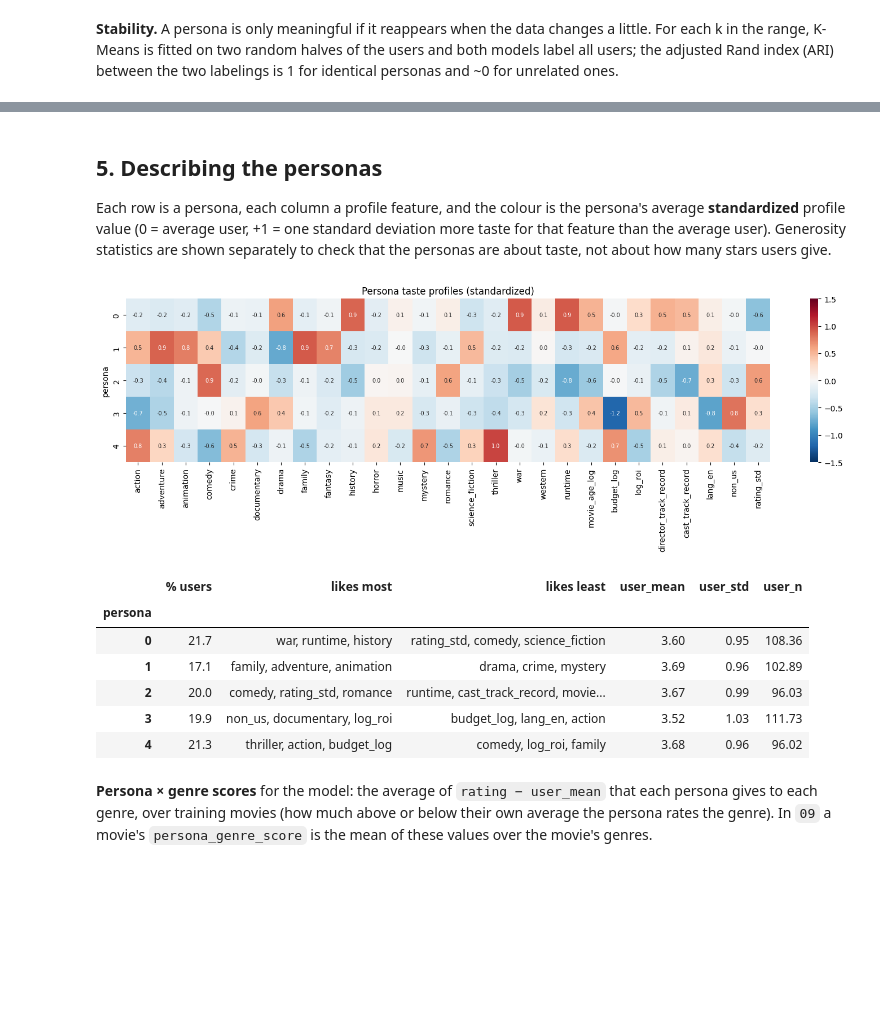
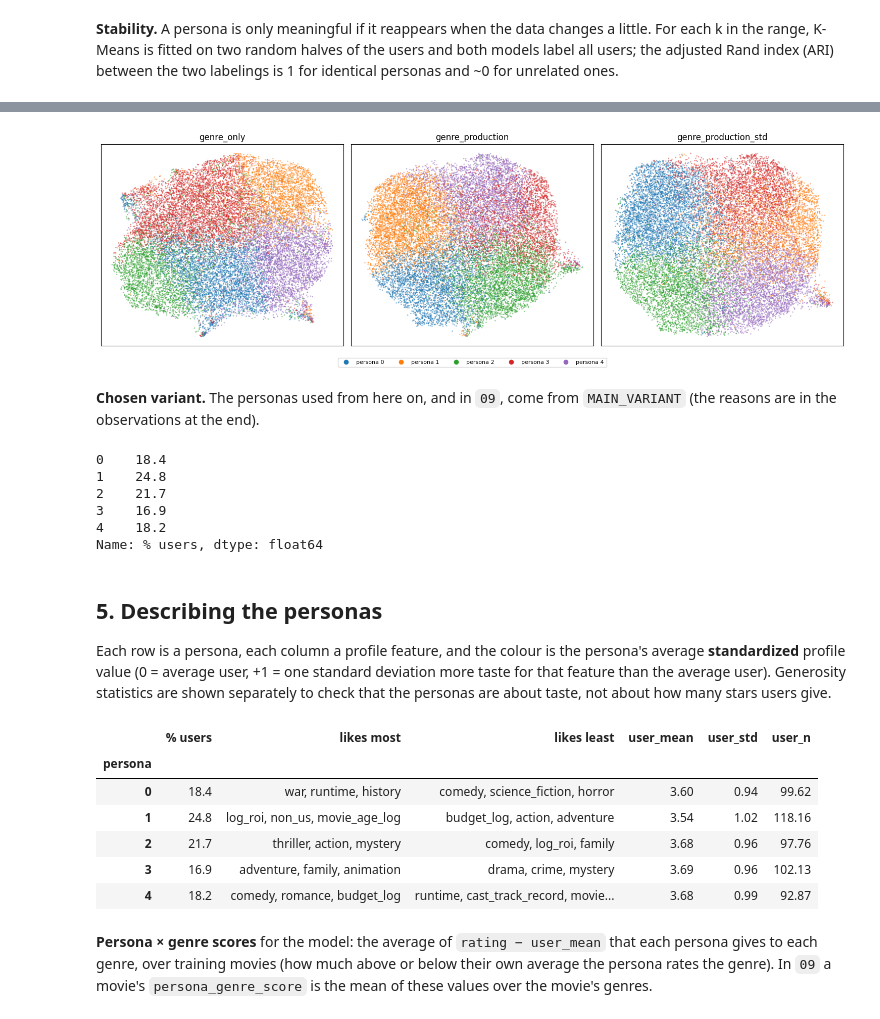
Before and after one commit to ReviBa/applied-DS-project, a Jupyter notebook: notebooks/08_user_clustering.ipynb, the cells around one changed output, grey strips where cells are left out. Saved outputs shown, nothing was run; the diff lists cells and outputs as text; code cells hidden in the pictures; blank space fills up the shorter version.

```diff
--- a/notebooks/08_user_clustering.ipynb
+++ b/notebooks/08_user_clustering.ipynb
@@ -240,12 +230,0 @@ stab.round(3)
-# %%
-BEST_K = 5
-
-fits = {}
-for name in VARIANTS:
-    km = KMeans(n_clusters=BEST_K, n_init=10, random_state=RANDOM_STATE).fit(prep[name]["X"])
-    fits[name] = km
-    print(f"{name}: silhouette {silhouette_score(prep[name]['X'][sil_idx], km.labels_[sil_idx]):.3f}")
-
-labels = fits["with_std"].labels_
-print(f"agreement between the two variants (ARI): {adjusted_rand_score(labels, fits['no_std'].labels_):.3f}")
-pd.Series(labels).value_counts(normalize=True).sort_index().mul(100).round(1).rename("% users")
@@ -261,0 +268,16 @@ Name: % users, dtype: float64
+# %%
+def persona_profile(name, labels):
+    """Mean standardized taste per persona, on all PROFILE_COLS (NaN where the variant has no such column)."""
+    cols = VARIANTS[name]
+    z = pd.DataFrame(prep[name]["X"], index=profiles.index, columns=cols)
+    return z.groupby(labels).mean().reindex(columns=PROFILE_COLS)
+
+
+fig, axes = plt.subplots(len(VARIANTS), 1, figsize=(15, 3.2 * len(VARIANTS)), sharex=True)
+for ax, (name, km) in zip(axes, fits.items()):
+    sns.heatmap(persona_profile(name, km.labels_), cmap="RdBu_r", center=0, vmin=-1.5, vmax=1.5, annot=True, fmt=".1f",
+                annot_kws={"fontsize": 7}, ax=ax, cbar=False, xticklabels=[c.removeprefix("genre_") for c in PROFILE_COLS])
+    ax.set_title(f"{name}  (stability ARI {stab.loc[BEST_K, name]:.2f})")
+    ax.set_ylabel("persona")
+fig.tight_layout()
+plt.show()
@@ -262,36 +315,55 @@ Name: % users, dtype: float64
+# %%
+fig, axes = plt.subplots(1, len(VARIANTS), figsize=(15, 4.8))
+for ax, (name, km) in zip(axes, fits.items()):
+    emb = umap.UMAP(n_neighbors=30, min_dist=0.1, random_state=RANDOM_STATE).fit_transform(prep[name]["X"][sil_idx])
+    ax.scatter(emb[:, 0], emb[:, 1], c=km.labels_[sil_idx], cmap="tab10", vmin=0, vmax=9, s=1, alpha=0.4)
+    ax.set_title(name)
+    ax.set_xticks([])
+    ax.set_yticks([])
+handles = [plt.Line2D([], [], marker="o", ls="", color=plt.cm.tab10(k), label=f"persona {k}") for k in range(BEST_K)]
+fig.legend(handles=handles, loc="lower center", ncol=BEST_K, fontsize=8)
+fig.tight_layout(rect=(0, 0.06, 1, 1))
+plt.show()
+# %% [output]
+[figure, added]
+# %% [markdown]
+**Chosen variant.** The personas used from here on, and in `09`, come from `MAIN_VARIANT` (the reasons are in the observations at the end).
+# %%
+MAIN_VARIANT = "genre_production"
+
+labels = fits[MAIN_VARIANT].labels_
+pd.Series(labels).value_counts(normalize=True).sort_index().mul(100).round(1).rename("% users")
+# %% [output]
+0    18.4
+1    24.8
+2    21.7
+3    16.9
+4    18.2
+Name: % users, dtype: float64
 # %% [markdown]
 ## 5. Describing the personas
 
 Each row is a persona, each column a profile feature, and the colour is the persona's average **standardized** profile value (0 = average user, +1 = one standard deviation more taste for that feature than the average user). Generosity statistics are shown separately to check that the personas are about taste, not about how many stars users give.
 # %%
-cols = VARIANTS["with_std"]
-z = pd.DataFrame(prep["with_std"]["scaler"].transform(profiles[cols]), index=profiles.index, columns=cols)
-persona_z = z.groupby(labels).mean()
+cols = VARIANTS[MAIN_VARIANT]
+persona_z = persona_profile(MAIN_VARIANT, labels)[cols]
 persona_z.index.name = "persona"
-
-fig, ax = plt.subplots(figsize=(15, 0.6 * BEST_K + 2))
-sns.heatmap(persona_z, cmap="RdBu_r", center=0, vmin=-1.5, vmax=1.5, annot=True, fmt=".1f",
-            annot_kws={"fontsize": 7}, ax=ax, xticklabels=[c.removeprefix("genre_") for c in cols])
-ax.set_title("Persona taste profiles (standardized)")
-fig.tight_layout()
-plt.show()
 
 summary = pd.DataFrame({
     "% users": pd.Series(labels).value_counts(normalize=True).sort_index().mul(100).round(1).to_numpy(),
     "likes most": persona_z.apply(lambda r: ", ".join(r.nlargest(3).index.str.removeprefix("genre_")), axis=1),
     "likes least": persona_z.apply(lambda r: ", ".join(r.nsmallest(3).index.str.removeprefix("genre_")), axis=1),
 }, index=persona_z.index)
 generosity = user_stats.loc[profiles.index, ["user_mean", "user_std", "user_n"]].groupby(labels).mean()
 summary.join(generosity.round(2))
 # %% [output]
-[figure, removed]
 |  | % users | likes most | likes least | user_mean | user_std | user_n |
 | persona |  |  |  |  |  |  |
-| 0 | 21.7 | war, runtime, history | rating_std, comedy, science_fiction | 3.60 | 0.95 | 108.36 |
-| 1 | 17.1 | family, adventure, animation | drama, crime, mystery | 3.69 | 0.96 | 102.89 |
-| 2 | 20.0 | comedy, rating_std, romance | runtime, cast_track_record, movie... | 3.67 | 0.99 | 96.03 |
-| 3 | 19.9 | non_us, documentary, log_roi | budget_log, lang_en, action | 3.52 | 1.03 | 111.73 |
-| 4 | 21.3 | thriller, action, budget_log | comedy, log_roi, family | 3.68 | 0.96 | 96.02 |
+| 0 | 18.4 | war, runtime, history | comedy, science_fiction, horror | 3.60 | 0.94 | 99.62 |
+| 1 | 24.8 | log_roi, non_us, movie_age_log | budget_log, action, adventure | 3.54 | 1.02 | 118.16 |
+| 2 | 21.7 | thriller, action, mystery | comedy, log_roi, family | 3.68 | 0.96 | 97.76 |
+| 3 | 16.9 | adventure, family, animation | drama, crime, mystery | 3.69 | 0.96 | 102.13 |
+| 4 | 18.2 | comedy, romance, budget_log | runtime, cast_track_record, movie... | 3.68 | 0.99 | 92.87 |
 # %% [markdown]
 **Persona × genre scores** for the model: the average of `rating − user_mean` that each persona gives to each genre, over training movies (how much above or below their own average the persona rates the genre). In `09` a movie's `persona_genre_score` is the mean of these values over the movie's genres.
 # %%
```
Also changed, not shown: parts of 28 cells of this notebook.
